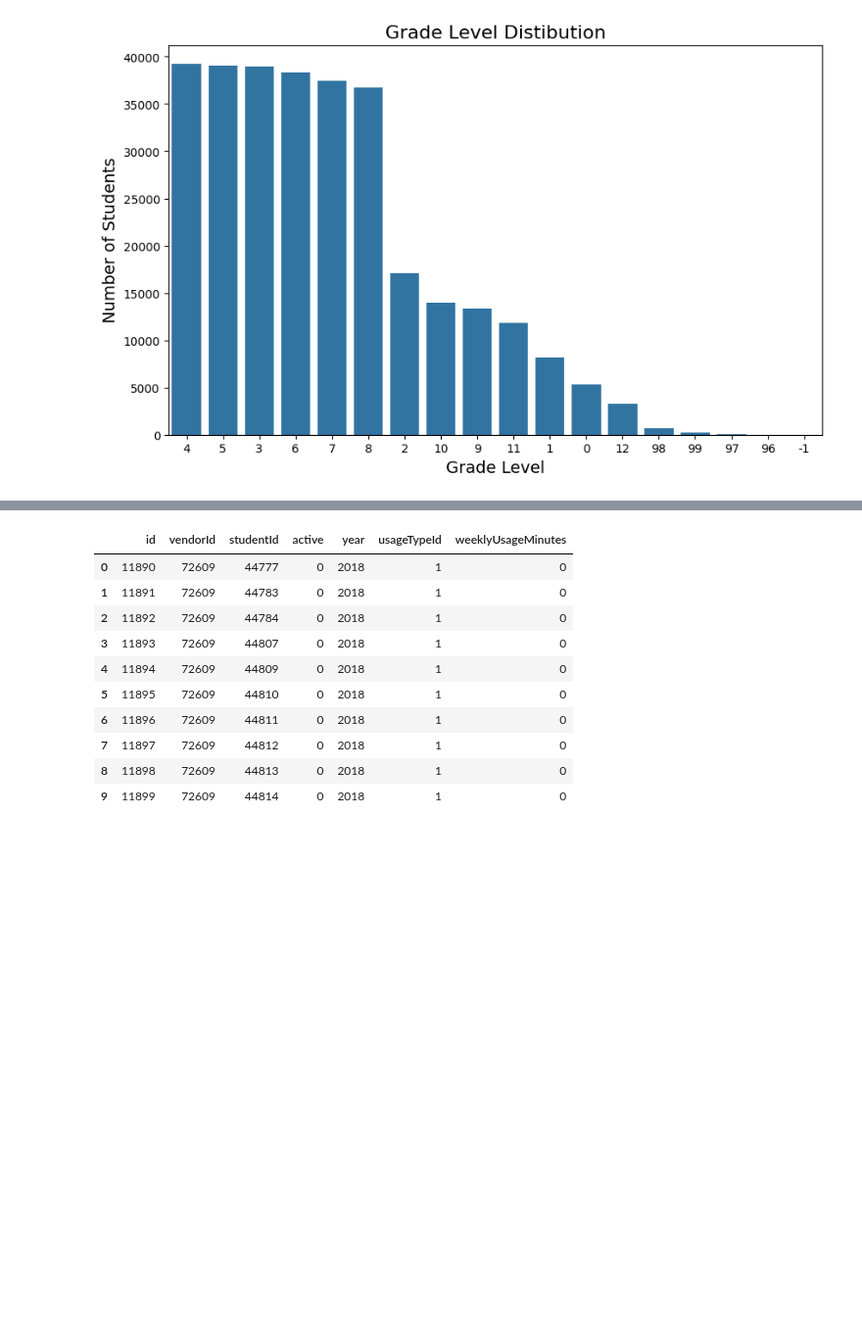
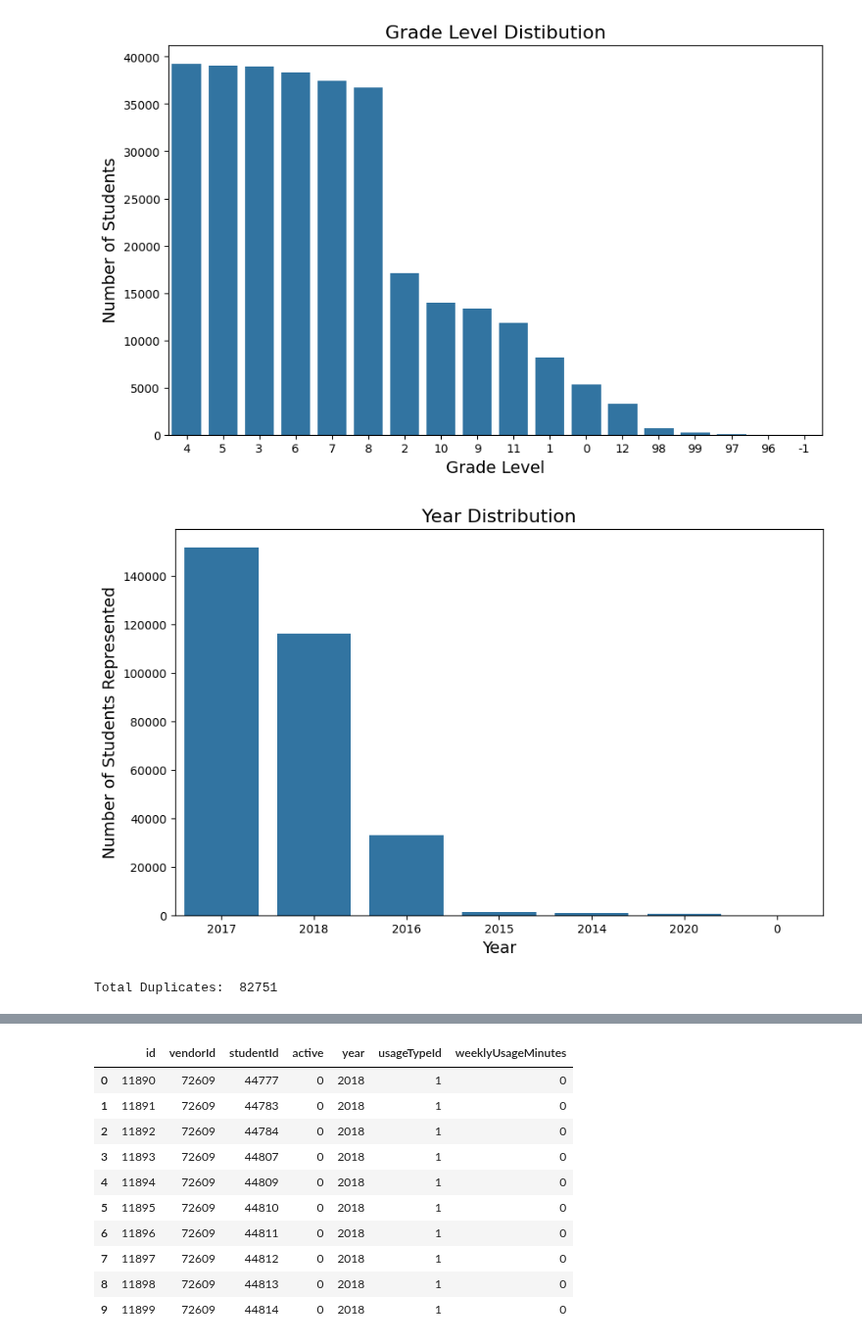
Before and after one commit to level-data-1a/predicting-proficiency, a Jupyter notebook: maya-explore.ipynb, the cells around one changed output, grey strips where cells are left out. Shown at 98% size. Saved outputs shown, nothing was run; the diff lists cells and outputs as text; code cells hidden in the pictures; blank space fills up the shorter version.

```diff
--- a/maya-explore.ipynb
+++ b/maya-explore.ipynb
@@ -258,3 +200,24 @@ plt.ylabel('Number of Students', fontsize=14)
 plt.show()
 # %% [output]
 [figure]
+# %%
+plt.figure(figsize=(10, 6))
+sns.countplot(data=scores_df, x='year', order=scores_df['year'].value_counts().index)
+
+plt.title('Year Distribution', fontsize=16)
+plt.xlabel('Year', fontsize=14)
+plt.ylabel('Number of Students Represented', fontsize=14)
+
+plt.show()
+# %% [output]
+[figure, added]
+# %%
+student_counts = scores_df['studentId'].value_counts()
+
+duplicate_students = student_counts[student_counts > 1]
+
+total_dupes = duplicate_students.count()
+
+print("Total Duplicates: ", total_dupes)
+# %% [output]
+Total Duplicates:  82751
```
Also changed, not shown: parts of 26 cells of this notebook.
